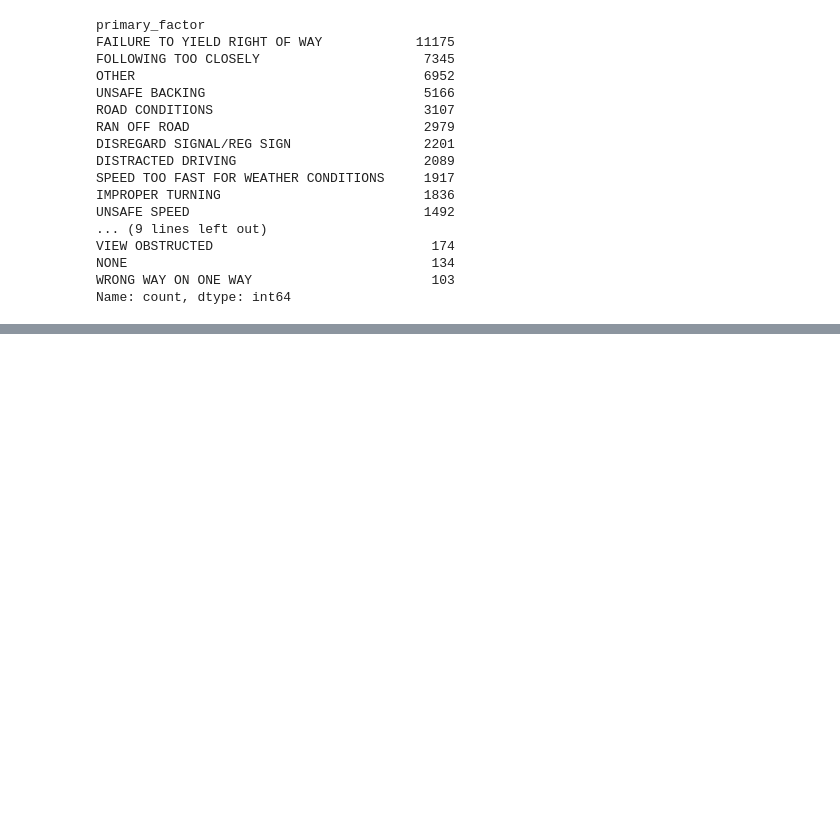
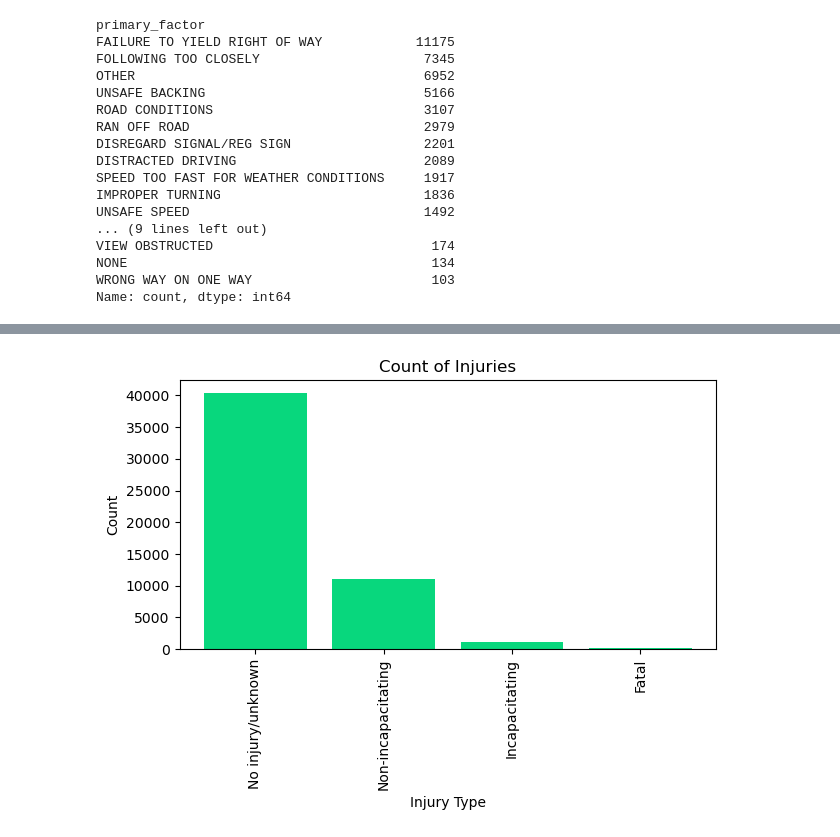
Before and after one commit to martabaker/ds-project-1-group-11, a Jupyter notebook: kenny_Q1/Cleaned Data.ipynb, the cells around one changed output, grey strips where cells are left out. Drawn from its saved outputs; the diff is of its cells as text; code cells hidden in the pictures; blank space fills up the shorter version.

```diff
--- a/kenny_Q1/Cleaned Data.ipynb
+++ b/kenny_Q1/Cleaned Data.ipynb
@@ -179,0 +193,4 @@ AttributeError: 'DataFrame' object has no attribute 'day'
+# %%
+#Q2: What type of injuries are most likely to occur? Are more severe injuries likely to occur in one car accidents or multi-car accidents?
+injury = df.injury_type.value_counts()
+injury
@@ -179,0 +221,10 @@ AttributeError: 'DataFrame' object has no attribute 'day'
+# %%
+plt.bar(list(injury.index), injury.values, color="#08D77D")
+plt.xlabel("Injury Type")
+plt.ylabel("Count")
+plt.title("Count of Injuries")
+plt.xticks(rotation="vertical")
+plt.tight_layout()
+plt.show()
+# %% [output]
+[figure, added]
```
Also changed, not shown: parts of 12 cells of this notebook.
